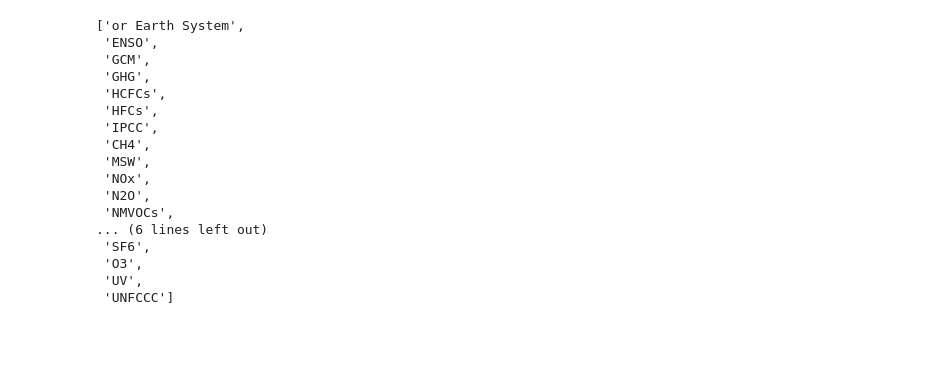
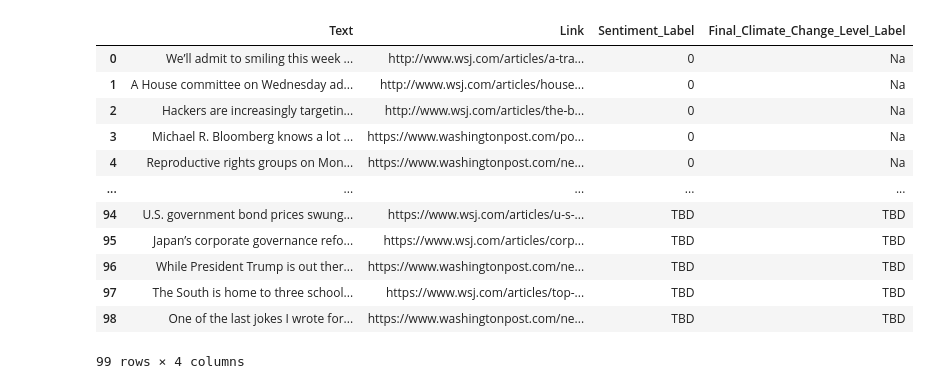
Before and after one commit to TBoedt/Constructing-A-Climate-Change-Concern-Index-Based-Upon-US-Newspaper-Articles, a Jupyter notebook: Untitled3.ipynb, the cells around one changed output. Drawn from its saved outputs; the diff is of its cells as text; code cells hidden in the pictures; blank space fills up the shorter version.

```diff
--- a/Untitled3.ipynb
+++ b/Untitled3.ipynb
@@ -43,20 +0,0 @@ df['Lexicon'] = df['Lexicon'].str.replace(r'\(.*?\)', '')
-# %%
-list((df[~df["Haakjes"].isna()]["Haakjes"]))
-# %% [output]
-['or Earth System',
- 'ENSO',
- 'GCM',
- 'GHG',
- 'HCFCs',
- 'HFCs',
- 'IPCC',
- 'CH4',
- 'MSW',
- 'NOx',
- 'N2O',
- 'NMVOCs',
-... (6 lines left out)
- 'SF6',
- 'O3',
- 'UV',
- 'UNFCCC']
@@ -64,0 +3,16 @@ df2 = pd.DataFrame({"Lexicon" : list((df[~df["Haakjes"].isna()]["Haakjes"]))})
+# %%
+pd.read_parquet("No_Climate_Change_Tag.parquet")
+# %% [output]
+|  | Text | Link | Sentiment_Label | Final_Climate_Change_Level_Label |
+| 0 | We’ll admit to smiling this week ... | http://www.wsj.com/articles/a-tra... | 0 | Na |
+| 1 | A House committee on Wednesday ad... | http://www.wsj.com/articles/house... | 0 | Na |
+| 2 | Hackers are increasingly targetin... | http://www.wsj.com/articles/the-b... | 0 | Na |
+| 3 | Michael R. Bloomberg knows a lot ... | https://www.washingtonpost.com/po... | 0 | Na |
+| 4 | Reproductive rights groups on Mon... | https://www.washingtonpost.com/ne... | 0 | Na |
+| ... | ... | ... | ... | ... |
+| 94 | U.S. government bond prices swung... | https://www.wsj.com/articles/u-s-... | TBD | TBD |
+| 95 | Japan’s corporate governance refo... | https://www.wsj.com/articles/corp... | TBD | TBD |
+| 96 | While President Trump is out ther... | https://www.washingtonpost.com/ne... | TBD | TBD |
+| 97 | The South is home to three school... | https://www.wsj.com/articles/top-... | TBD | TBD |
+| 98 | One of the last jokes I wrote for... | https://www.washingtonpost.com/ne... | TBD | TBD |
+99 rows × 4 columns
```
Also changed, not shown: parts of 15 cells of this notebook, 4 other files.
